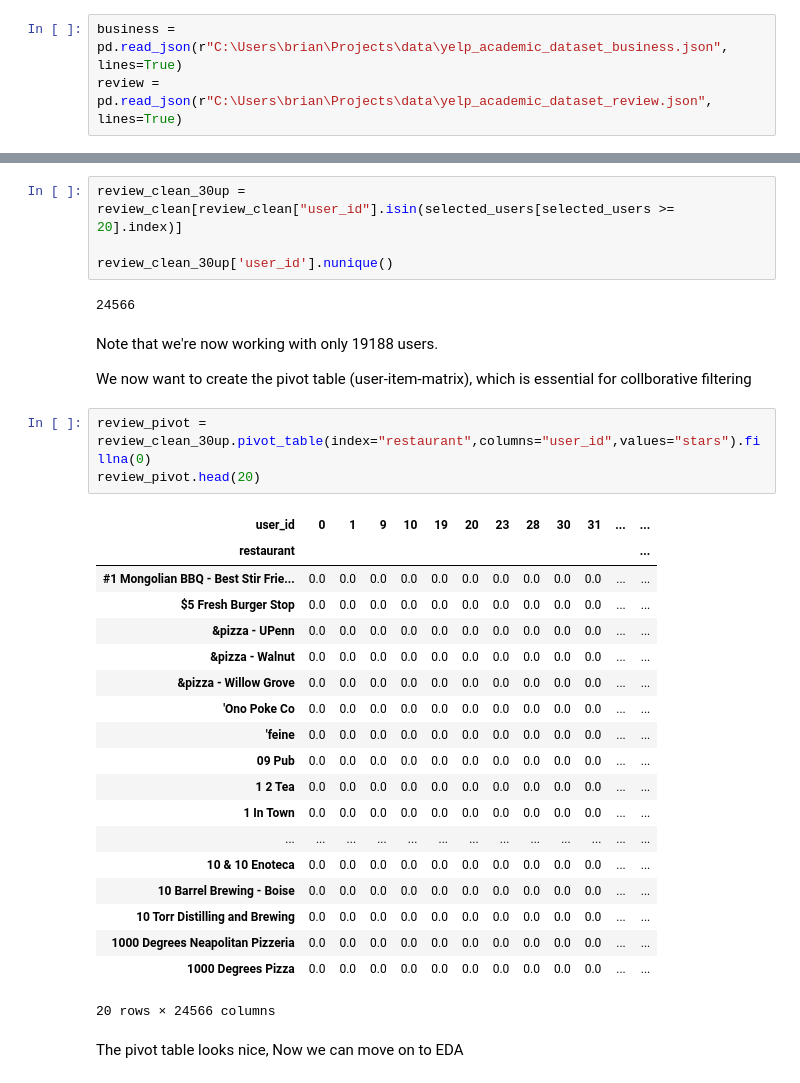
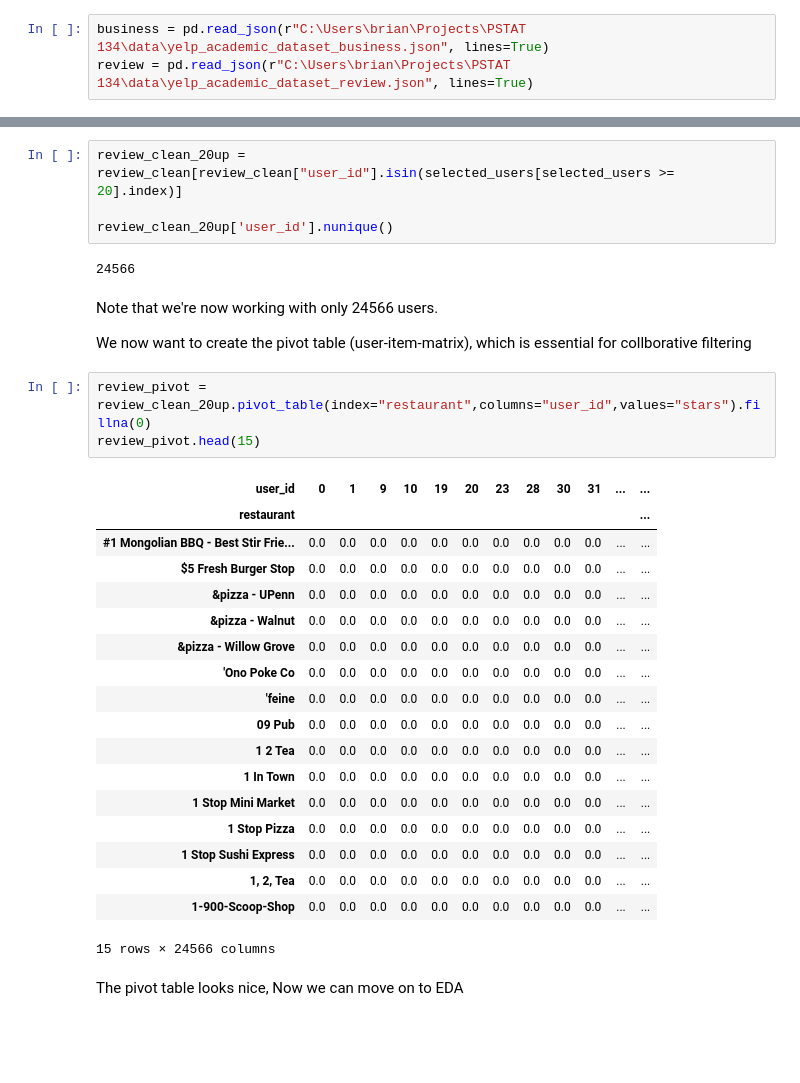
Before and after one commit to brianluUCSB/PSTAT134-final-project, a Jupyter notebook: PSTAT 134 final project.ipynb, the cells around one changed output, grey strips where cells are left out. Cells and saved outputs as stored; diff of their text form; blank space fills up the shorter version.

```diff
--- a/PSTAT 134 final project.ipynb
+++ b/PSTAT 134 final project.ipynb
@@ -36,6 +53,6 @@ warnings.filterwarnings('ignore')
 # %%
-business = pd.read_json(r"C:\Users\brian\Projects\data\yelp_academic_dataset_business.json", lines=True)
-review = pd.read_json(r"C:\Users\brian\Projects\data\yelp_academic_dataset_review.json", lines=True)
+business = pd.read_json(r"C:\Users\brian\Projects\PSTAT 134\data\yelp_academic_dataset_business.json", lines=True)
+review = pd.read_json(r"C:\Users\brian\Projects\PSTAT 134\data\yelp_academic_dataset_review.json", lines=True)
 # %%
 # Select only the useful column from review
 review = review[['review_id', 'user_id', 'business_id', 'stars', 'useful', 'funny', 'cool']]
@@ -185,36 +204,35 @@ Although some users rated over 1000 restaurants, alot of them rated very few res
 # %%
-review_clean_30up = review_clean[review_clean["user_id"].isin(selected_users[selected_users >= 20].index)]
+review_clean_20up = review_clean[review_clean["user_id"].isin(selected_users[selected_users >= 20].index)]
 
-review_clean_30up['user_id'].nunique()
+review_clean_20up['user_id'].nunique()
 # %% [output]
 24566
 # %% [markdown]
-Note that we're now working with only 19188 users.
+Note that we're now working with only 24566 users.
 
 We now want to create the pivot table (user-item-matrix), which is essential for collborative filtering
 # %%
-review_pivot = review_clean_30up.pivot_table(index="restaurant",columns="user_id",values="stars").fillna(0)
-review_pivot.head(20)
+review_pivot = review_clean_20up.pivot_table(index="restaurant",columns="user_id",values="stars").fillna(0)
+review_pivot.head(15)
 # %% [output]
 | user_id | 0 | 1 | 9 | 10 | 19 | 20 | 23 | 28 | 30 | 31 | ... | ... |
 | restaurant |  |  |  |  |  |  |  |  |  |  |  | ... |
 | #1 Mongolian BBQ - Best Stir Frie... | 0.0 | 0.0 | 0.0 | 0.0 | 0.0 | 0.0 | 0.0 | 0.0 | 0.0 | 0.0 | ... | ... |
 | $5 Fresh Burger Stop | 0.0 | 0.0 | 0.0 | 0.0 | 0.0 | 0.0 | 0.0 | 0.0 | 0.0 | 0.0 | ... | ... |
 | &pizza - UPenn | 0.0 | 0.0 | 0.0 | 0.0 | 0.0 | 0.0 | 0.0 | 0.0 | 0.0 | 0.0 | ... | ... |
 | &pizza - Walnut | 0.0 | 0.0 | 0.0 | 0.0 | 0.0 | 0.0 | 0.0 | 0.0 | 0.0 | 0.0 | ... | ... |
 | &pizza - Willow Grove | 0.0 | 0.0 | 0.0 | 0.0 | 0.0 | 0.0 | 0.0 | 0.0 | 0.0 | 0.0 | ... | ... |
 | 'Ono Poke Co | 0.0 | 0.0 | 0.0 | 0.0 | 0.0 | 0.0 | 0.0 | 0.0 | 0.0 | 0.0 | ... | ... |
 | 'feine | 0.0 | 0.0 | 0.0 | 0.0 | 0.0 | 0.0 | 0.0 | 0.0 | 0.0 | 0.0 | ... | ... |
 | 09 Pub | 0.0 | 0.0 | 0.0 | 0.0 | 0.0 | 0.0 | 0.0 | 0.0 | 0.0 | 0.0 | ... | ... |
 | 1 2 Tea | 0.0 | 0.0 | 0.0 | 0.0 | 0.0 | 0.0 | 0.0 | 0.0 | 0.0 | 0.0 | ... | ... |
 | 1 In Town | 0.0 | 0.0 | 0.0 | 0.0 | 0.0 | 0.0 | 0.0 | 0.0 | 0.0 | 0.0 | ... | ... |
-| ... | ... | ... | ... | ... | ... | ... | ... | ... | ... | ... | ... | ... |
-| 10 & 10 Enoteca | 0.0 | 0.0 | 0.0 | 0.0 | 0.0 | 0.0 | 0.0 | 0.0 | 0.0 | 0.0 | ... | ... |
-| 10 Barrel Brewing - Boise | 0.0 | 0.0 | 0.0 | 0.0 | 0.0 | 0.0 | 0.0 | 0.0 | 0.0 | 0.0 | ... | ... |
-| 10 Torr Distilling and Brewing | 0.0 | 0.0 | 0.0 | 0.0 | 0.0 | 0.0 | 0.0 | 0.0 | 0.0 | 0.0 | ... | ... |
-| 1000 Degrees Neapolitan Pizzeria | 0.0 | 0.0 | 0.0 | 0.0 | 0.0 | 0.0 | 0.0 | 0.0 | 0.0 | 0.0 | ... | ... |
-| 1000 Degrees Pizza | 0.0 | 0.0 | 0.0 | 0.0 | 0.0 | 0.0 | 0.0 | 0.0 | 0.0 | 0.0 | ... | ... |
+| 1 Stop Mini Market | 0.0 | 0.0 | 0.0 | 0.0 | 0.0 | 0.0 | 0.0 | 0.0 | 0.0 | 0.0 | ... | ... |
+| 1 Stop Pizza | 0.0 | 0.0 | 0.0 | 0.0 | 0.0 | 0.0 | 0.0 | 0.0 | 0.0 | 0.0 | ... | ... |
+| 1 Stop Sushi Express | 0.0 | 0.0 | 0.0 | 0.0 | 0.0 | 0.0 | 0.0 | 0.0 | 0.0 | 0.0 | ... | ... |
+| 1, 2, Tea | 0.0 | 0.0 | 0.0 | 0.0 | 0.0 | 0.0 | 0.0 | 0.0 | 0.0 | 0.0 | ... | ... |
+| 1-900-Scoop-Shop | 0.0 | 0.0 | 0.0 | 0.0 | 0.0 | 0.0 | 0.0 | 0.0 | 0.0 | 0.0 | ... | ... |
-20 rows × 24566 columns
+15 rows × 24566 columns
 # %% [markdown]
 The pivot table looks nice, Now we can move on to EDA
 # %% [markdown]
```
Also changed, not shown: parts of 40 cells of this notebook.
